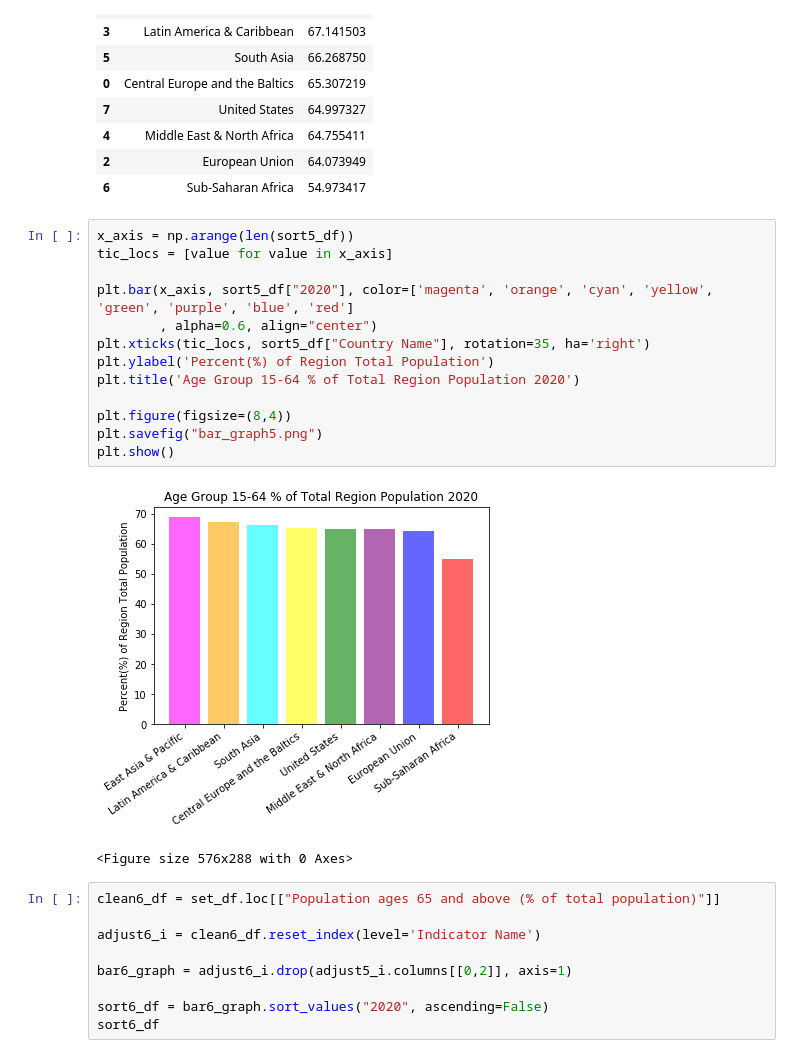
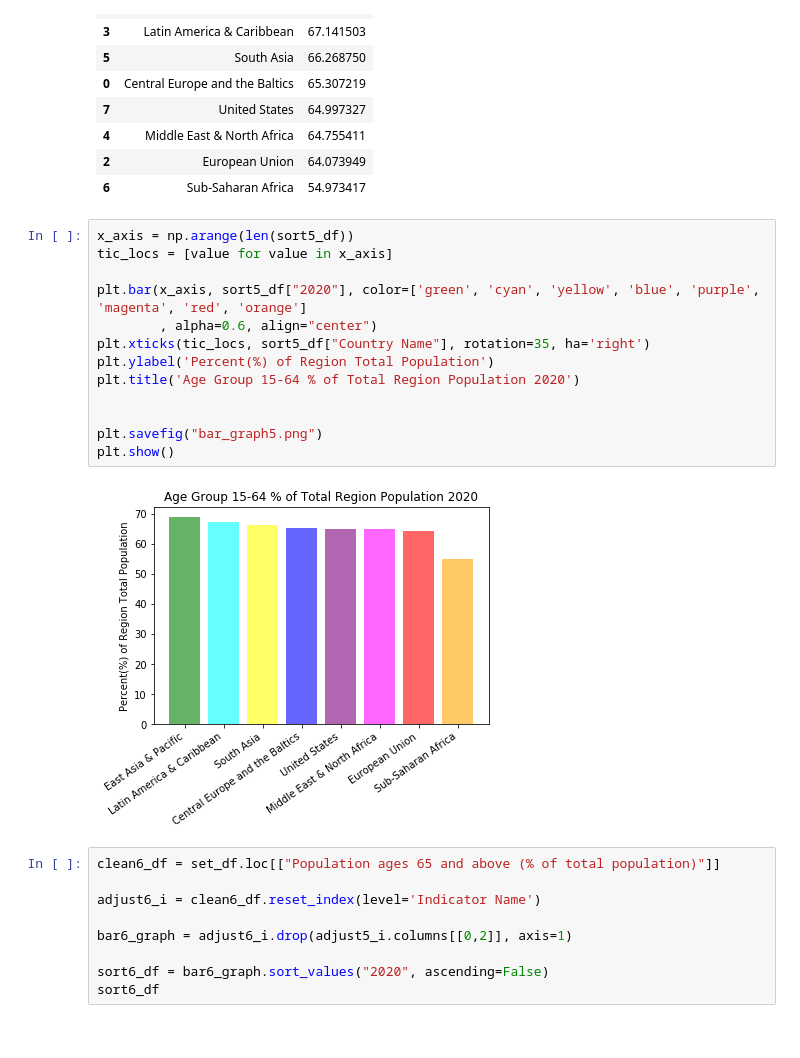
Before and after one commit to theriotn95/populations_project, a Jupyter notebook: nick_work.ipynb, the cells around one changed output. Drawn from its saved outputs; the diff is of its cells as text.

```diff
--- a/nick_work.ipynb
+++ b/nick_work.ipynb
@@ -424,19 +419,18 @@ sort5_df
 # %%
 x_axis = np.arange(len(sort5_df))
 tic_locs = [value for value in x_axis]
 
-plt.bar(x_axis, sort5_df["2020"], color=['magenta', 'orange', 'cyan', 'yellow', 'green', 'purple', 'blue', 'red']
+plt.bar(x_axis, sort5_df["2020"], color=['green', 'cyan', 'yellow', 'blue', 'purple', 'magenta', 'red', 'orange']
         , alpha=0.6, align="center")
 plt.xticks(tic_locs, sort5_df["Country Name"], rotation=35, ha='right')
 plt.ylabel('Percent(%) of Region Total Population')
 plt.title('Age Group 15-64 % of Total Region Population 2020')
 
-plt.figure(figsize=(8,4))
+
 plt.savefig("bar_graph5.png")
 plt.show()
 # %% [output]
-[figure, old version]
+[figure, new version]
-<Figure size 576x288 with 0 Axes>
 # %%
 clean6_df = set_df.loc[["Population ages 65 and above (% of total population)"]]
 
```
Also changed, not shown: parts of 5 cells of this notebook, 6 other files.
